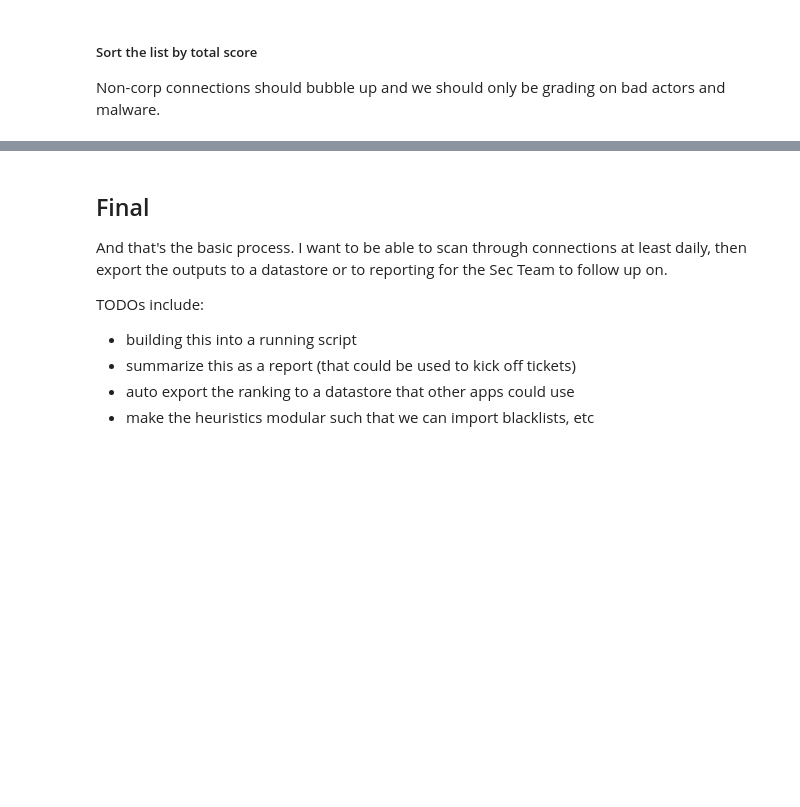
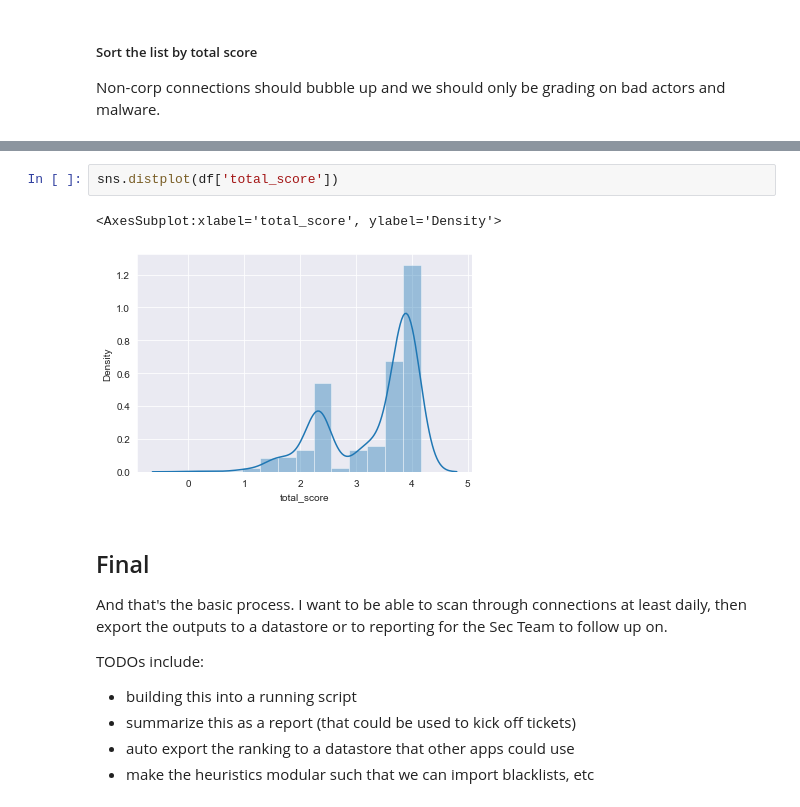
Before and after one commit to jsutch/RITA_Scripts, a Jupyter notebook: Zeek and RITA Analysis - Summary View - Scrubbed.ipynb, the cells around one changed output, grey strips where cells are left out. Cells and saved outputs as stored; diff of their text form; blank space fills up the shorter version.

```diff
--- a/Zeek and RITA Analysis - Summary View - Scrubbed.ipynb
+++ b/Zeek and RITA Analysis - Summary View - Scrubbed.ipynb
@@ -776,3 +1193,8 @@ df[:10].sort_values(by='total_score', ascending=False)
+# %%
+sns.distplot(df['total_score'])
+# %% [output]
+<AxesSubplot:xlabel='total_score', ylabel='Density'>
+[figure, added]
 # %% [markdown]
 ## Final
 
```
Also changed, not shown: parts of 93 cells of this notebook.
